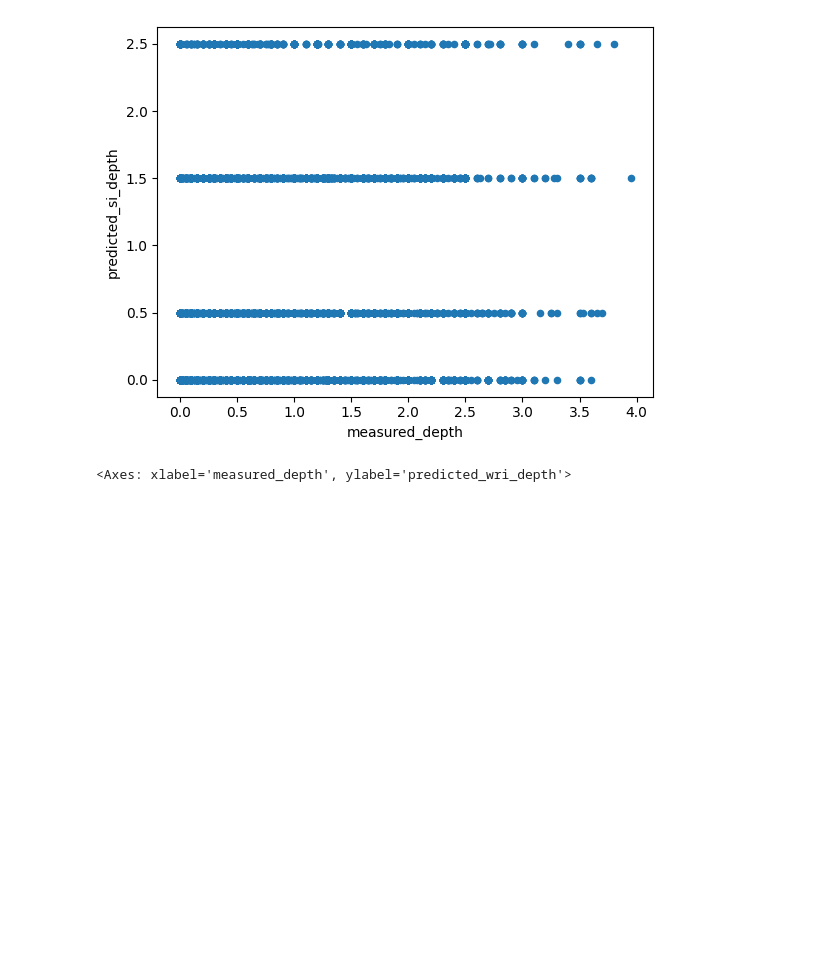
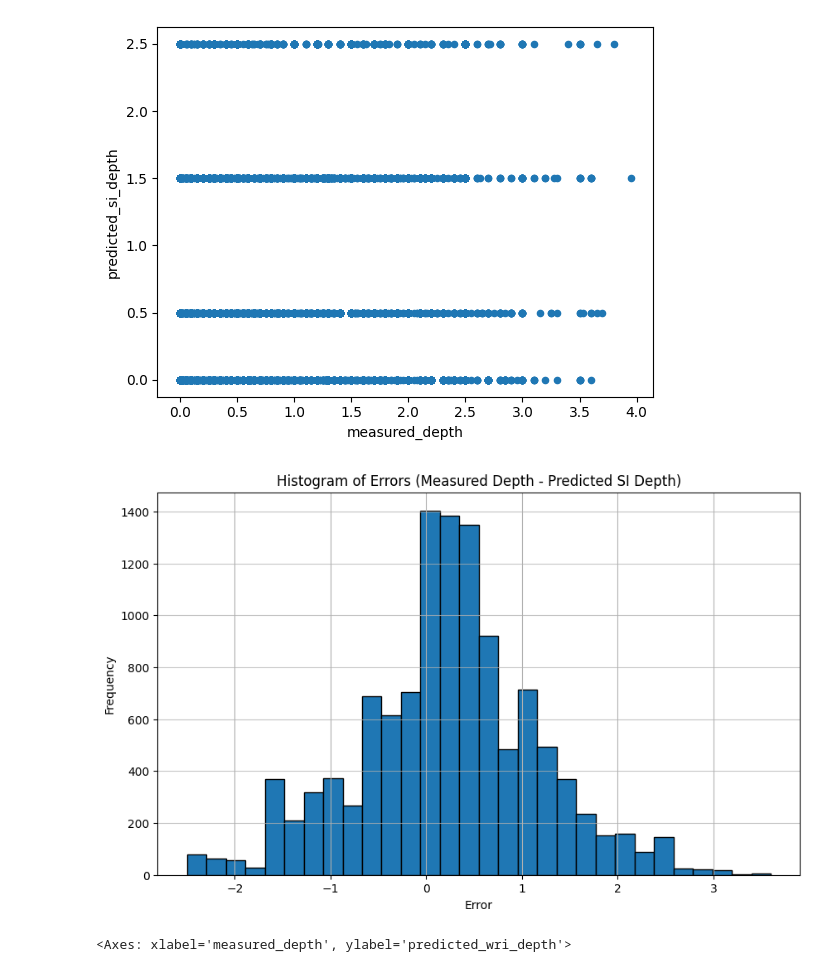
Before and after one commit to KubeljK/cvar-masters, a Jupyter notebook: notebooks/009-kk-compare-flood-depths-model-results.ipynb, the cells around one changed output. Drawn from its saved outputs; the diff is of its cells as text; code cells hidden in the pictures; blank space fills up the shorter version.

```diff
--- a/notebooks/009-kk-compare-flood-depths-model-results.ipynb
+++ b/notebooks/009-kk-compare-flood-depths-model-results.ipynb
@@ -147,6 +144,16 @@ df.plot(x="measured_depth", y="predicted_si_depth", kind="scatter")
 # %% [output]
 <Axes: xlabel='measured_depth', ylabel='predicted_si_depth'>
 [figure]
+# %%
+errors = df["measured_depth"] - df["predicted_si_depth"]
+errors.hist(bins=30, edgecolor="black", figsize=(10, 6))
+plt.title("Histogram of Errors (Measured Depth - Predicted SI Depth)")
+plt.xlabel("Error")
+plt.ylabel("Frequency")
+plt.grid(axis="y", alpha=0.75)
+plt.show()
+# %% [output]
+[figure, added]
 # %%
 df.plot(x="measured_depth", y="predicted_wri_depth", kind="scatter")
 # %% [output]
```
Also changed, not shown: parts of 2 cells of this notebook, 1 other file.
